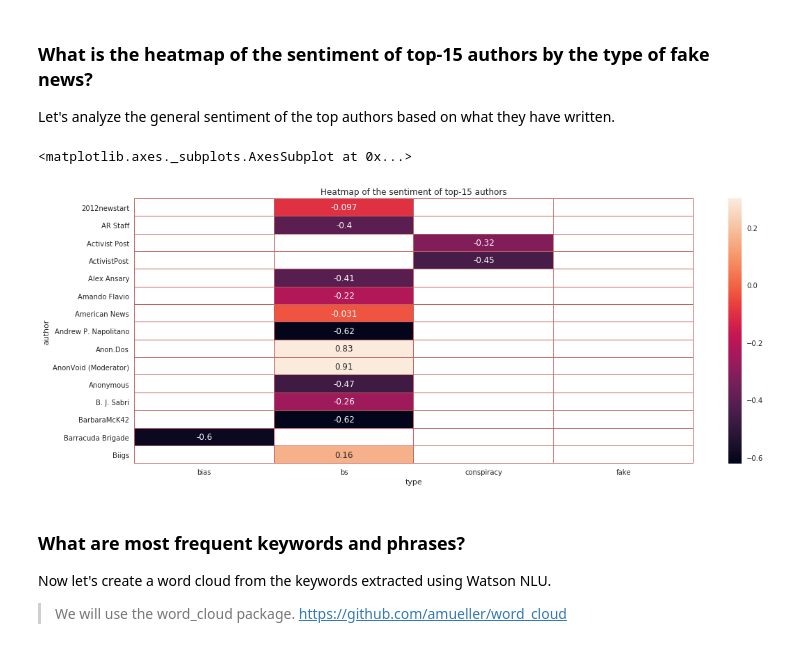
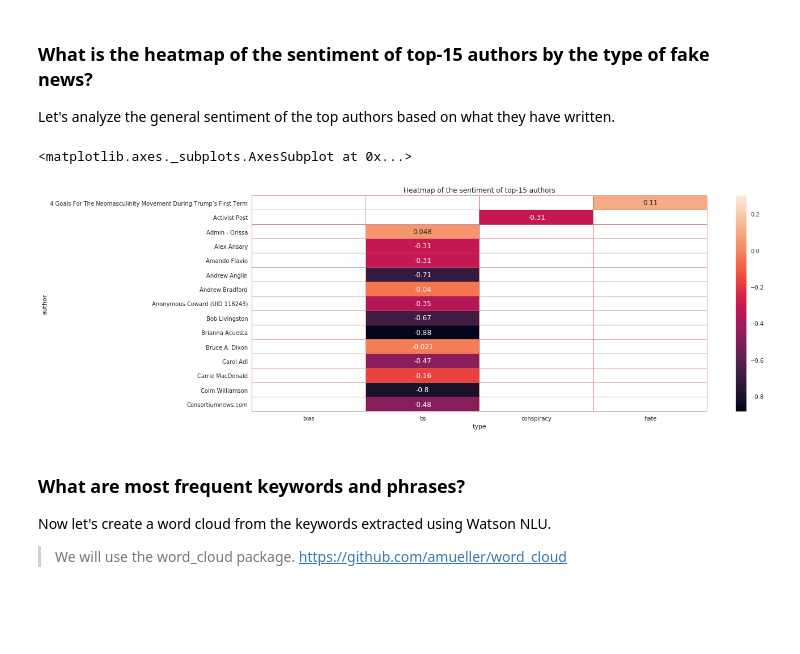
Before and after one commit to swamichandra/AnalyzeFakeNews, a Jupyter notebook: Analyze Fake News with Watson NLU.ipynb, the cells around one changed output. Saved outputs shown, nothing was run; the diff lists cells and outputs as text; code cells hidden in the pictures; blank space fills up the shorter version.

```diff
--- a/Analyze Fake News with Watson NLU.ipynb
+++ b/Analyze Fake News with Watson NLU.ipynb
@@ -135,5 +132,3 @@ WATSON_NLU_PASSWORD = 'YOUR WATSON NLU PASSWORD'
 # %%
 # Create connections to the Watson services using the client SDK
-nlu = NaturalLanguageUnderstandingV1(version='2017-02-27',
-                                                            username=WATSON_NLU_USERNAME,
-                                                            password=WATSON_NLU_PASSWORD)
+nlu = NaturalLanguageUnderstandingV1(version='2017-02-27', username=WATSON_NLU_USERNAME, password=WATSON_NLU_PASSWORD)
@@ -161,0 +160,5 @@ df_data_fake_orig.head(2)
+# %%
+__NUMBER_OF_CSV_RECORDS_TO_READ = 100
+# %%
+random_rows = np.random.choice(df_data_fake_orig.index.values, __NUMBER_OF_CSV_RECORDS_TO_READ)
+df_data_fake_orig = df_data_fake_orig.ix[random_rows]
@@ -315,12 +316,14 @@ See detailed API documentation for the Watson NLU API at __[Watson NLU API Refer
 # %% [markdown]
 ### Enrich using Watson NLU
 # %%
+%%time
+
 # define the list of enrichments to apply using Watson NLU
 # See here for the enrichments you can apply https://www.ibm.com/watson/developercloud/doc/natural-language-understanding/
 # If you are modifying this script add or remove the enrichments as needed
 # Define the list of features to get enrichment values for entities, keywords, emotion and sentiment
-features = Features(entities=EntitiesOptions(),
-                    keywords=KeywordsOptions(),
+features = Features(entities=EntitiesOptions(limit=3),
+                    keywords=KeywordsOptions(limit=5),
                     emotion=EmotionOptions(),
                     sentiment=SentimentOptions())
 
@@ -331,6 +334,9 @@ highestEmotion = []
 highestEmotionScore = []
 kywords = []
 entities = []
+
+# Simple counter to track NLU usage
+usage = 0
 
 # Let's use the text column from the fake news data set and enrich it using Watson NLU
 # Go thru every reponse and enrich the text using NLU
@@ -387,6 +393,11 @@ for text in df_data_fake_orig['text']:
     else:
         entities.append("")
 
+    # Get the usage information for the request
+    if 'usage' in enriched_json:
+        usage = usage + int(enriched_json["usage"]["text_units"])
+
+
 # Create columns from the list and append to the DataFrame
 if highestEmotion:
     df_data_fake_orig['TextHighestEmotion'] = highestEmotion
@@ -405,5 +416,5 @@ df_data_fake_orig['TextEntities'] = entities
 df_data_fake_orig["MaxTextKeywords"] = df_data_fake_orig["TextKeywords"].apply(lambda x: x.split(',')[0])
 df_data_fake_orig["MaxTextEntity"] = df_data_fake_orig["TextEntities"].apply(lambda x: x.split(',')[0])
 
-print('Successfully enriched the dataframe using Watson NLU ...')
+print('Successfully enriched the dataframe using Watson NLU. Usage was ' + str(usage) + " text units (Number of 10,000-character units processed)")
 # %% [output]
@@ -495,14 +515,14 @@ df_data_fake_orig.author.value_counts().nlargest(25).plot.bar(figsize=(18,5),
 ### What is the heatmap of the sentiment of top-15 authors by the type of fake news?
 Let's analyze the general sentiment of the top authors based on what they have written.
 # %%
-df4 = df_data_fake_orig.pivot_table(index='author', columns='type', values='TextOverallSentimentScore',
+df4 = df_data_fake_orig.pivot_table(index='author'[0:10], columns='type', values='TextOverallSentimentScore',
                                     aggfunc=np.median).head(15)
 plt.figure(figsize=(18, 7))
 plt.title('Heatmap of the sentiment of top-15 authors')
 sns.heatmap(df4, annot=True, linewidths=0.02, vmax=.3, linecolor='#BF6262')
 # %% [output]
 <matplotlib.axes._subplots.AxesSubplot at 0x...>
-[figure, old version]
+[figure, new version]
 # %% [markdown]
 ### What are most frequent keywords and phrases?
 Now let's create a word cloud from the keywords extracted using Watson NLU.
```
Also changed, not shown: parts of 41 cells of this notebook.
